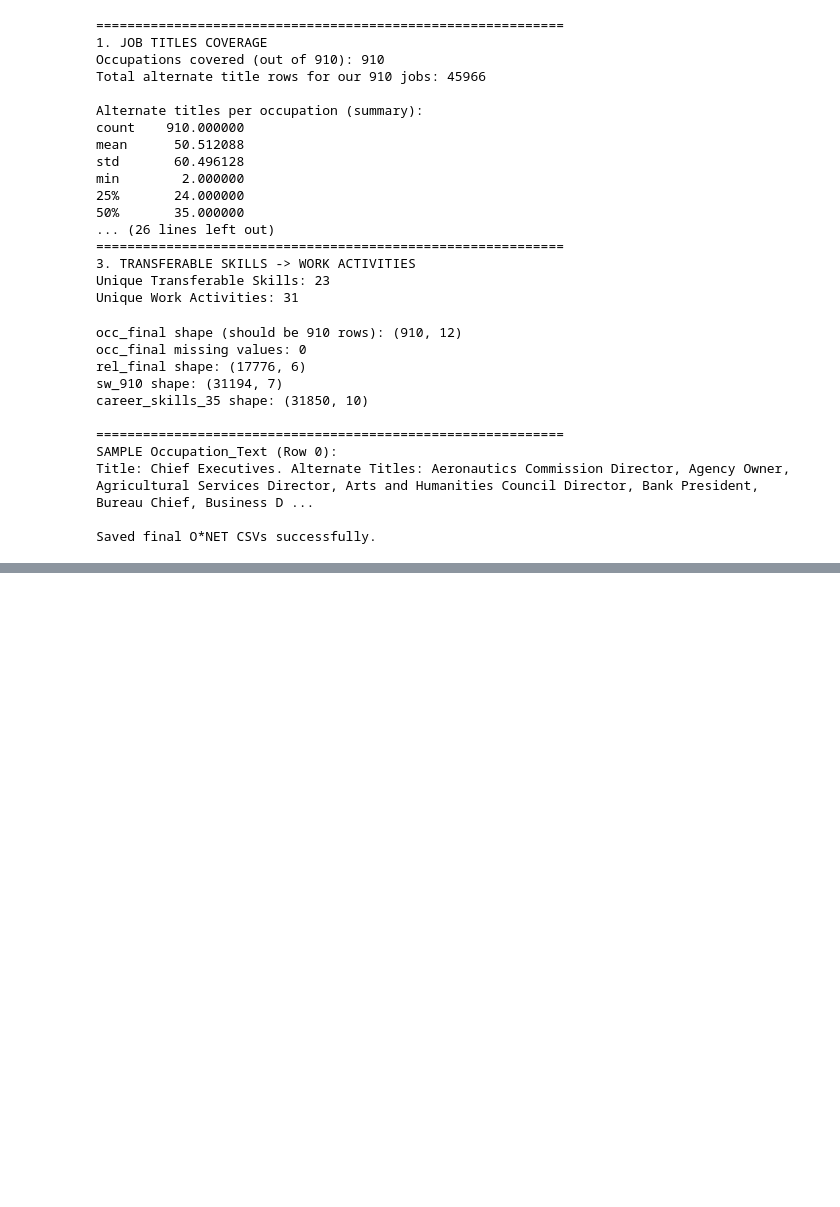
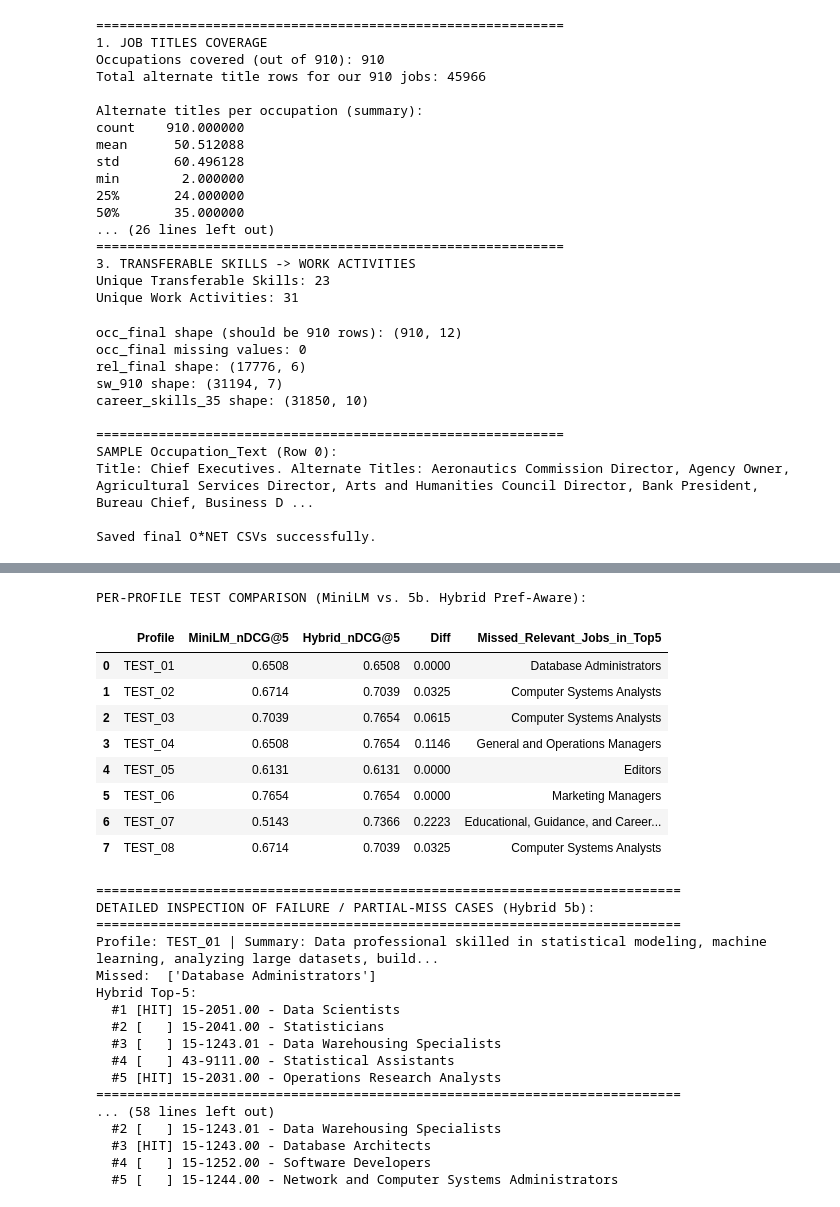
Before and after one commit to Yami2912/HER360, a Jupyter notebook: career/research/HER360_Career_Reentry_Research.ipynb, the cells around one changed output, grey strips where cells are left out. Saved outputs shown, nothing was run; the diff lists cells and outputs as text; code cells hidden in the pictures; blank space fills up the shorter version.

```diff
--- a/career/research/HER360_Career_Reentry_Research.ipynb
+++ b/career/research/HER360_Career_Reentry_Research.ipynb
@@ -1158,0 +1988,74 @@ Backup ready: HER360_ONET_Processed_Backup.zip
+# %%
+import pandas as pd
+
+# Compare MiniLM vs Best Hybrid (5b) on each individual Test profile
+error_rows = []
+
+for p in test_profiles:
+    pid = p["profile_id"]
+    rel_set = set(p["relevant_occupations"])
+
+    minilm_top5 = rank_semantic(p)[:5]
+    hybrid_top5 = rank_hybrid_pref_test(p)[:5]
+
+    minilm_ndcg = round(ndcg_at_k(minilm_top5, rel_set, k=5), 4)
+    hybrid_ndcg = round(ndcg_at_k(hybrid_top5, rel_set, k=5), 4)
+
+    missed_by_hybrid = [occ_titles_map[c] for c in rel_set if c not in hybrid_top5]
+
+    error_rows.append({
+        "Profile": pid,
+        "MiniLM_nDCG@5": minilm_ndcg,
+        "Hybrid_nDCG@5": hybrid_ndcg,
+        "Diff": round(hybrid_ndcg - minilm_ndcg, 4),
+        "Missed_Relevant_Jobs_in_Top5": ", ".join(missed_by_hybrid) if missed_by_hybrid else "None (All Found!)"
+    })
+
+error_df = pd.DataFrame(error_rows)
+print("PER-PROFILE TEST COMPARISON (MiniLM vs. 5b. Hybrid Pref-Aware):")
+display(error_df)
+
+# Print detailed Top-5 lists for profiles where Hybrid missed at least one relevant job
+print("\n" + "=" * 75)
+print("DETAILED INSPECTION OF FAILURE / PARTIAL-MISS CASES (Hybrid 5b):")
+for p in test_profiles:
+    rel_set = set(p["relevant_occupations"])
+    hybrid_top5 = rank_hybrid_pref_test(p)[:5]
+    missed = [c for c in rel_set if c not in hybrid_top5]
+
+    if missed:
+        print("=" * 75)
+        print(f"Profile: {p['profile_id']} | Summary: {p['summary_text'][:100]}...")
+        print(f"Missed:  {[occ_titles_map[c] for c in missed]}")
+        print("Hybrid Top-5:")
+        for rank, code in enumerate(hybrid_top5, start=1):
+            hit = "HIT" if code in rel_set else "   "
+            print(f"  #{rank} [{hit}] {code} - {occ_titles_map[code]}")
+# %% [output]
+PER-PROFILE TEST COMPARISON (MiniLM vs. 5b. Hybrid Pref-Aware):
+|  | Profile | MiniLM_nDCG@5 | Hybrid_nDCG@5 | Diff | Missed_Relevant_Jobs_in_Top5 |
+| 0 | TEST_01 | 0.6508 | 0.6508 | 0.0000 | Database Administrators |
+| 1 | TEST_02 | 0.6714 | 0.7039 | 0.0325 | Computer Systems Analysts |
+| 2 | TEST_03 | 0.7039 | 0.7654 | 0.0615 | Computer Systems Analysts |
+| 3 | TEST_04 | 0.6508 | 0.7654 | 0.1146 | General and Operations Managers |
+| 4 | TEST_05 | 0.6131 | 0.6131 | 0.0000 | Editors |
+| 5 | TEST_06 | 0.7654 | 0.7654 | 0.0000 | Marketing Managers |
+| 6 | TEST_07 | 0.5143 | 0.7366 | 0.2223 | Educational, Guidance, and Career... |
+| 7 | TEST_08 | 0.6714 | 0.7039 | 0.0325 | Computer Systems Analysts |
+===========================================================================
+DETAILED INSPECTION OF FAILURE / PARTIAL-MISS CASES (Hybrid 5b):
+===========================================================================
+Profile: TEST_01 | Summary: Data professional skilled in statistical modeling, machine learning, analyzing large datasets, build...
+Missed:  ['Database Administrators']
+Hybrid Top-5:
+  #1 [HIT] 15-2051.00 - Data Scientists
+  #2 [   ] 15-2041.00 - Statisticians
+  #3 [   ] 15-1243.01 - Data Warehousing Specialists
+  #4 [   ] 43-9111.00 - Statistical Assistants
+  #5 [HIT] 15-2031.00 - Operations Research Analysts
+===========================================================================
+... (58 lines left out)
+  #2 [   ] 15-1243.01 - Data Warehousing Specialists
+  #3 [HIT] 15-1243.00 - Database Architects
+  #4 [   ] 15-1252.00 - Software Developers
+  #5 [   ] 15-1244.00 - Network and Computer Systems Administrators
```
Also changed, not shown: parts of 13 cells of this notebook, 1 other file.
